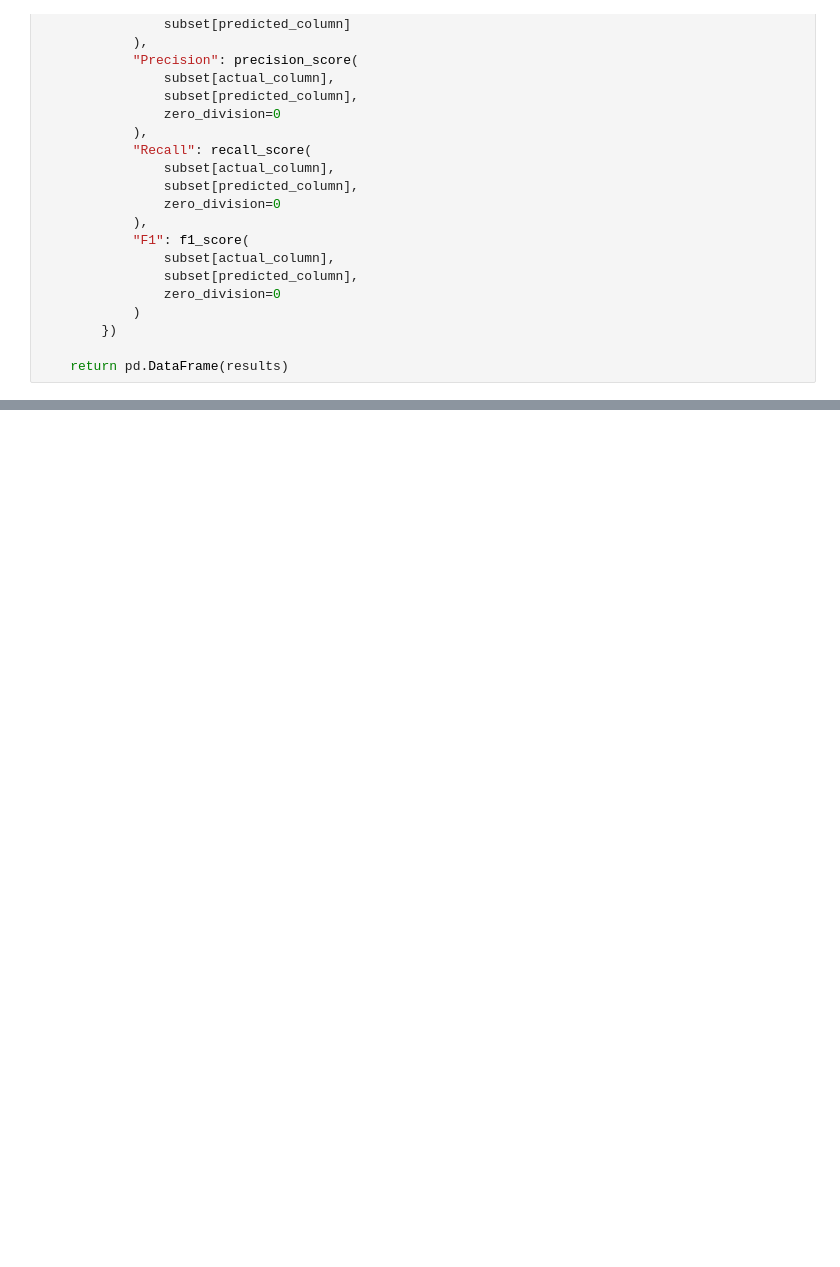
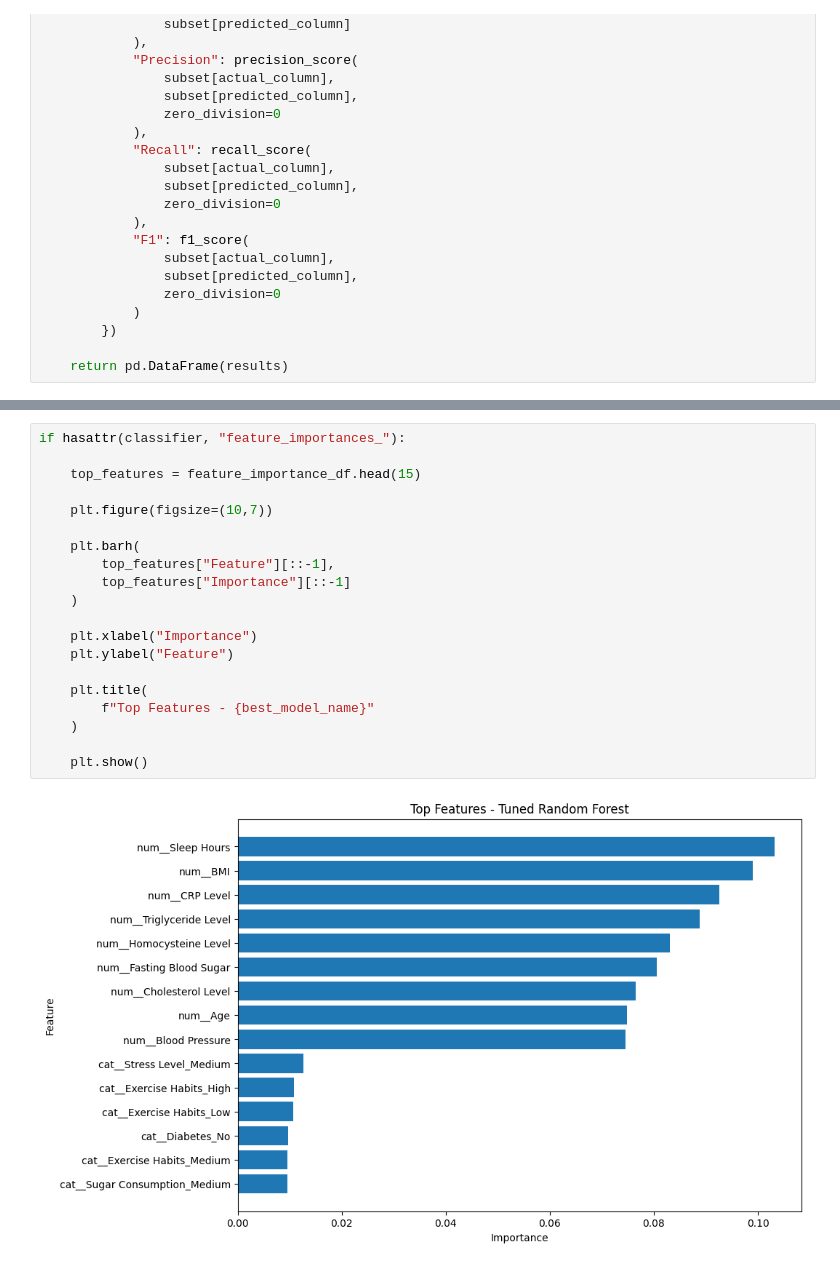
Before and after one commit to chrimapaul/Heart_Disease_Prediction_Group6, a Jupyter notebook: Group6_Capstone_Project.ipynb, the cells around one changed output, grey strips where cells are left out. Cells and saved outputs as stored; diff of their text form; blank space fills up the shorter version.

```diff
--- a/Group6_Capstone_Project.ipynb
+++ b/Group6_Capstone_Project.ipynb
@@ -1248,0 +1342,22 @@ def subgroup_metrics(
+# %%
+if hasattr(classifier, "feature_importances_"):
+
+    top_features = feature_importance_df.head(15)
+
+    plt.figure(figsize=(10,7))
+
+    plt.barh(
+        top_features["Feature"][::-1],
+        top_features["Importance"][::-1]
+    )
+
+    plt.xlabel("Importance")
+    plt.ylabel("Feature")
+
+    plt.title(
+        f"Top Features - {best_model_name}"
+    )
+
+    plt.show()
+# %% [output]
+[figure, added]
```
Also changed, not shown: parts of 19 cells of this notebook.
